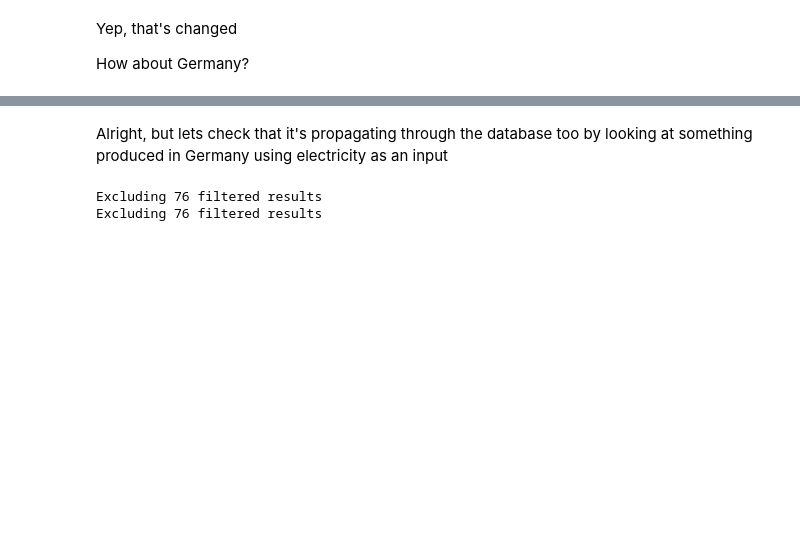
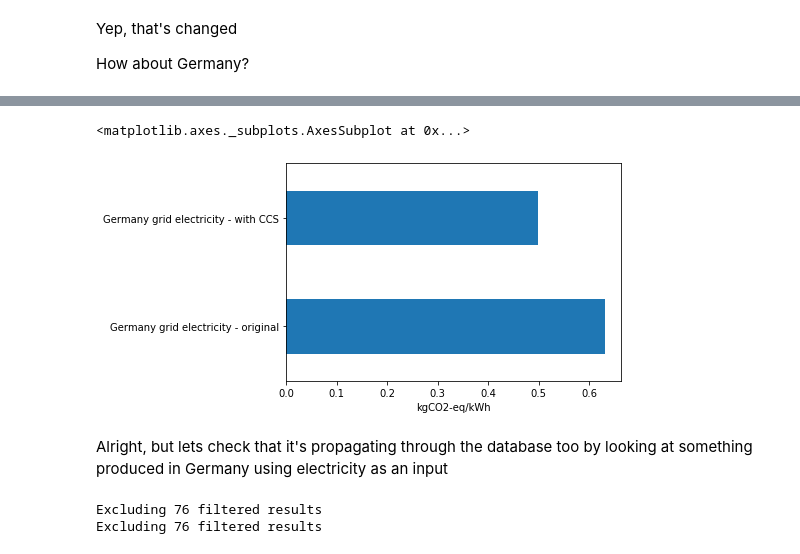
Before and after one commit to pjamesjoyce/futura, a Jupyter notebook: examples/Futura Recipe Example.ipynb, the cells around one changed output, grey strips where cells are left out. Drawn from its saved outputs; the diff is of its cells as text; code cells hidden in the pictures; blank space fills up the shorter version.

```diff
--- a/examples/Futura Recipe Example.ipynb
+++ b/examples/Futura Recipe Example.ipynb
@@ -321,3 +377,10 @@ Germany grid electricity - with CCS = 0.498 kg CO2-eq/kWh
+# %%
+de_ax = de_df.plot(kind="barh", legend=None)
+de_ax.set(ylabel='', xlabel='kgCO2-eq/kWh')
+de_ax
+# %% [output]
+<matplotlib.axes._subplots.AxesSubplot at 0x...>
+[figure, added]
 # %% [markdown]
 Alright, but lets check that it's propagating through the database too by looking at something produced in Germany using electricity as an input
 # %%
```
Also changed, not shown: parts of 19 cells of this notebook, 3 other files.
